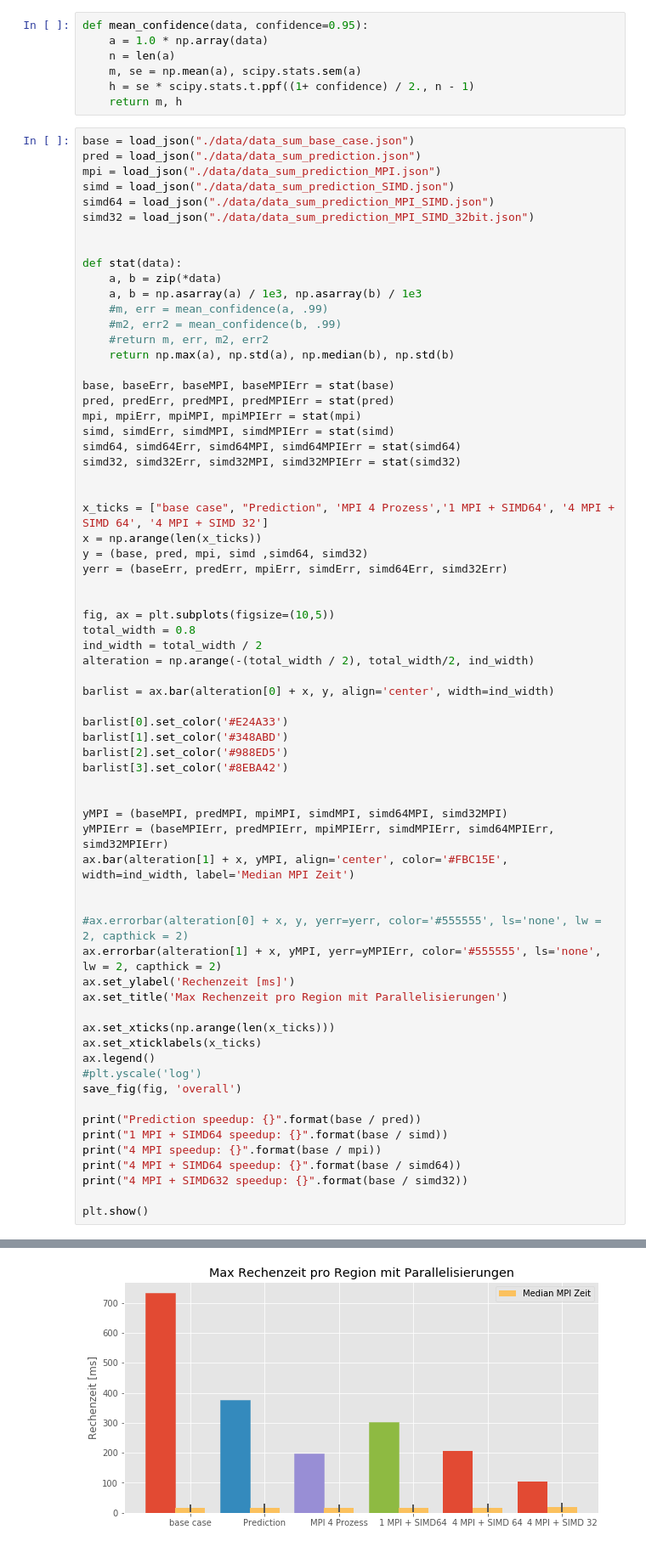
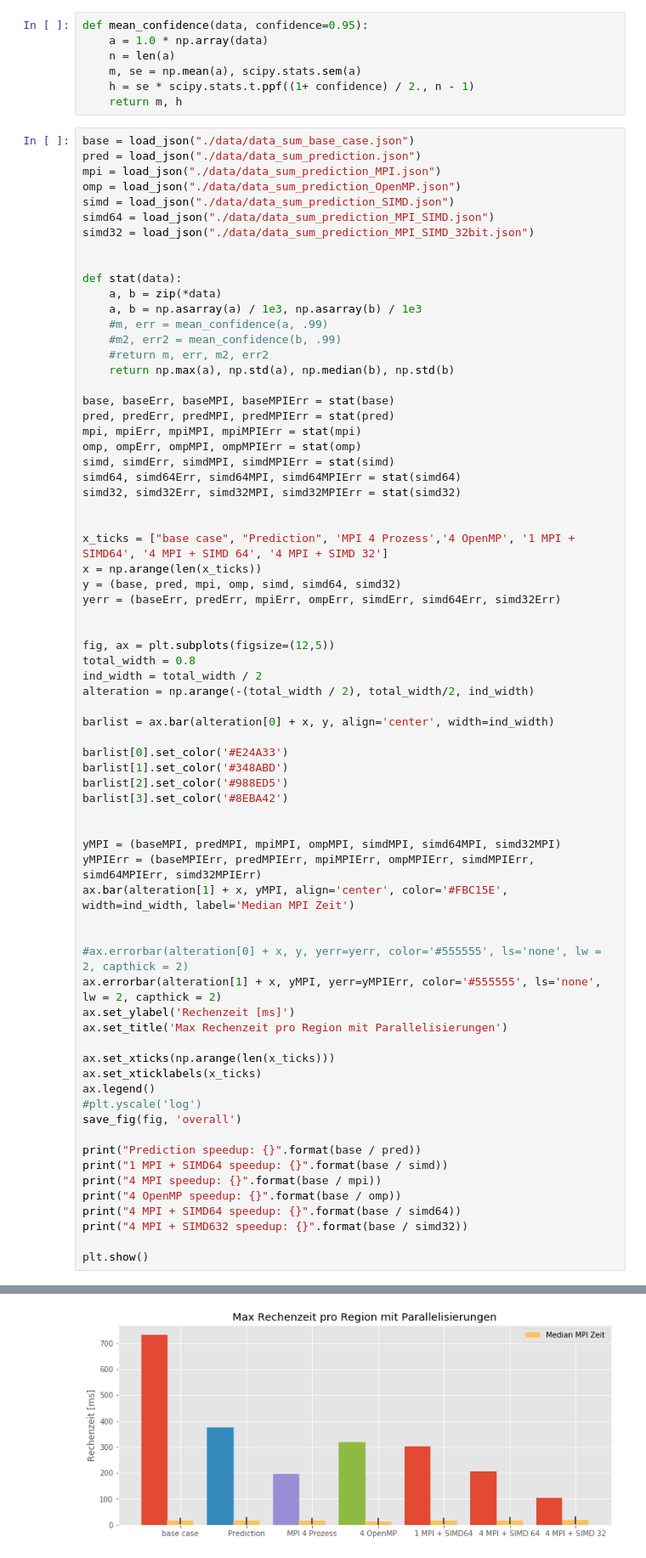
Before and after one commit to eragp/mandelbrot, a Jupyter notebook: eval/overall/overall.ipynb, the cells around one changed output, grey strips where cells are left out. Shown: that part at 85% size. Saved outputs shown, nothing was run; the diff lists cells and outputs as text.

```diff
--- a/eval/overall/overall.ipynb
+++ b/eval/overall/overall.ipynb
@@ -99,6 +99,7 @@ def mean_confidence(data, confidence=0.95):
 base = load_json("./data/data_sum_base_case.json")
 pred = load_json("./data/data_sum_prediction.json")
 mpi = load_json("./data/data_sum_prediction_MPI.json")
+omp = load_json("./data/data_sum_prediction_OpenMP.json")
 simd = load_json("./data/data_sum_prediction_SIMD.json")
 simd64 = load_json("./data/data_sum_prediction_MPI_SIMD.json")
 simd32 = load_json("./data/data_sum_prediction_MPI_SIMD_32bit.json")
@@ -115,18 +116,19 @@ def stat(data):
 base, baseErr, baseMPI, baseMPIErr = stat(base)
 pred, predErr, predMPI, predMPIErr = stat(pred)
 mpi, mpiErr, mpiMPI, mpiMPIErr = stat(mpi)
+omp, ompErr, ompMPI, ompMPIErr = stat(omp)
 simd, simdErr, simdMPI, simdMPIErr = stat(simd)
 simd64, simd64Err, simd64MPI, simd64MPIErr = stat(simd64)
 simd32, simd32Err, simd32MPI, simd32MPIErr = stat(simd32)
 
 
-x_ticks = ["base case", "Prediction", 'MPI 4 Prozess','1 MPI + SIMD64', '4 MPI + SIMD 64', '4 MPI + SIMD 32']
+x_ticks = ["base case", "Prediction", 'MPI 4 Prozess','4 OpenMP', '1 MPI + SIMD64', '4 MPI + SIMD 64', '4 MPI + SIMD 32']
 x = np.arange(len(x_ticks))
-y = (base, pred, mpi, simd ,simd64, simd32)
-yerr = (baseErr, predErr, mpiErr, simdErr, simd64Err, simd32Err)
+y = (base, pred, mpi, omp, simd, simd64, simd32)
+yerr = (baseErr, predErr, mpiErr, ompErr, simdErr, simd64Err, simd32Err)
 
 
-fig, ax = plt.subplots(figsize=(10,5))
+fig, ax = plt.subplots(figsize=(12,5))
 total_width = 0.8
 ind_width = total_width / 2
 alteration = np.arange(-(total_width / 2), total_width/2, ind_width)
@@ -139,8 +141,8 @@ barlist[2].set_color('#988ED5')
 barlist[3].set_color('#8EBA42')
 
 
-yMPI = (baseMPI, predMPI, mpiMPI, simdMPI, simd64MPI, simd32MPI)
-yMPIErr = (baseMPIErr, predMPIErr, mpiMPIErr, simdMPIErr, simd64MPIErr, simd32MPIErr)
+yMPI = (baseMPI, predMPI, mpiMPI, ompMPI, simdMPI, simd64MPI, simd32MPI)
+yMPIErr = (baseMPIErr, predMPIErr, mpiMPIErr, ompMPIErr, simdMPIErr, simd64MPIErr, simd32MPIErr)
 ax.bar(alteration[1] + x, yMPI, align='center', color='#FBC15E', width=ind_width, label='Median MPI Zeit')
 
 
@@ -158,6 +160,7 @@ save_fig(fig, 'overall')
 print("Prediction speedup: {}".format(base / pred))
 print("1 MPI + SIMD64 speedup: {}".format(base / simd))
 print("4 MPI speedup: {}".format(base / mpi))
+print("4 OpenMP speedup: {}".format(base / omp))
 print("4 MPI + SIMD64 speedup: {}".format(base / simd64))
 print("4 MPI + SIMD632 speedup: {}".format(base / simd32))
 
@@ -169,3 +173,3 @@ Prediction speedup: 1.9531429789047519
 4 MPI + SIMD64 speedup: 3.539666832397677
 4 MPI + SIMD632 speedup: 7.052880638645763
-[figure, old version]
+[figure, new version]
```
Also changed, not shown: parts of 1 cell of this notebook, 5 other files.
